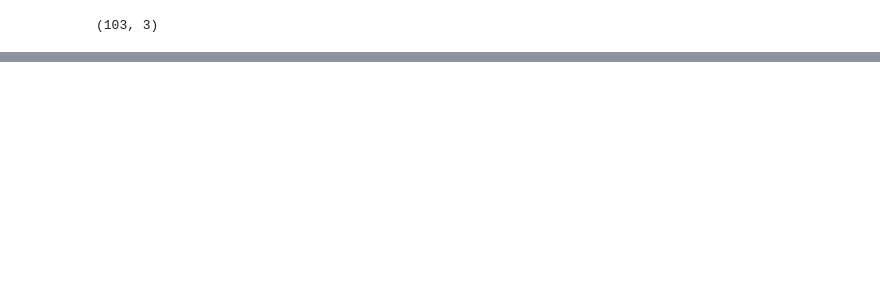
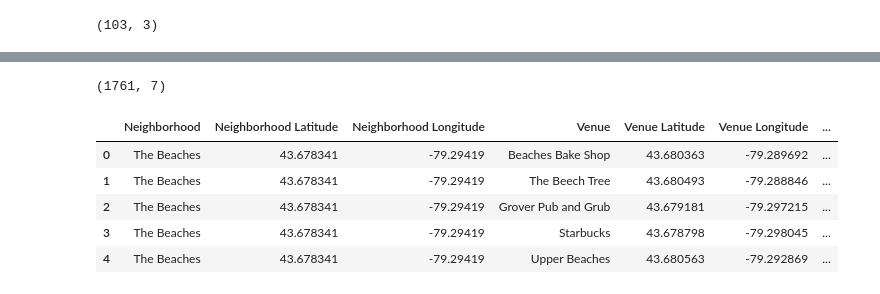
Before and after one commit to kivancus/Coursera_Capstone, a Jupyter notebook: Segmenting_Clustering_Toronto_BeatifulSoup.ipynb, the cells around one changed output, grey strips where cells are left out. Drawn from its saved outputs; the diff is of its cells as text; code cells hidden in the pictures; blank space fills up the shorter version.

```diff
--- a/Segmenting_Clustering_Toronto_BeatifulSoup.ipynb
+++ b/Segmenting_Clustering_Toronto_BeatifulSoup.ipynb
@@ -82,0 +335,3 @@ df_final.shape
+# %%
+results = requests.get(url).json()
+results
@@ -82,0 +356,27 @@ df_final.shape
+# %%
+def get_category_type(row):
+    try:
+        categories_list = row['categories']
+    except:
+        categories_list = row['venue.categories']
+
+    if len(categories_list) == 0:
+        return None
+    else:
+        return categories_list[0]['name']
+# %%
+venues = results['response']['groups'][0]['items']
+
+nearby_venues = json_normalize(venues) # flatten JSON
+
+# filter columns
+filtered_columns = ['venue.name', 'venue.categories', 'venue.location.lat', 'venue.location.lng']
+nearby_venues =nearby_venues.loc[:, filtered_columns]
+
+# filter the category for each row
+nearby_venues['venue.categories'] = nearby_venues.apply(get_category_type, axis=1)
+
+# clean columns
+nearby_venues.columns = [col.split(".")[-1] for col in nearby_venues.columns]
+
+nearby_venues.head()
@@ -82,0 +436,6 @@ df_final.shape
+# %%
+
+toronto_venues = getNearbyVenues(names=df_final_Toronto['Neighborhood'],
+                                   latitudes=df_final_Toronto['Latitude'],
+                                   longitudes=df_final_Toronto['Longitude']
+                                  )
@@ -82,0 +460,11 @@ df_final.shape
+# %%
+print(toronto_venues.shape)
+toronto_venues.head()
+# %% [output]
+(1761, 7)
+|  | Neighborhood | Neighborhood Latitude | Neighborhood Longitude | Venue | Venue Latitude | Venue Longitude | ... |
+| 0 | The Beaches | 43.678341 | -79.29419 | Beaches Bake Shop | 43.680363 | -79.289692 | ... |
+| 1 | The Beaches | 43.678341 | -79.29419 | The Beech Tree | 43.680493 | -79.288846 | ... |
+| 2 | The Beaches | 43.678341 | -79.29419 | Grover Pub and Grub | 43.679181 | -79.297215 | ... |
+| 3 | The Beaches | 43.678341 | -79.29419 | Starbucks | 43.678798 | -79.298045 | ... |
+| 4 | The Beaches | 43.678341 | -79.29419 | Upper Beaches | 43.680563 | -79.292869 | ... |
```
Also changed, not shown: parts of 40 cells of this notebook.
